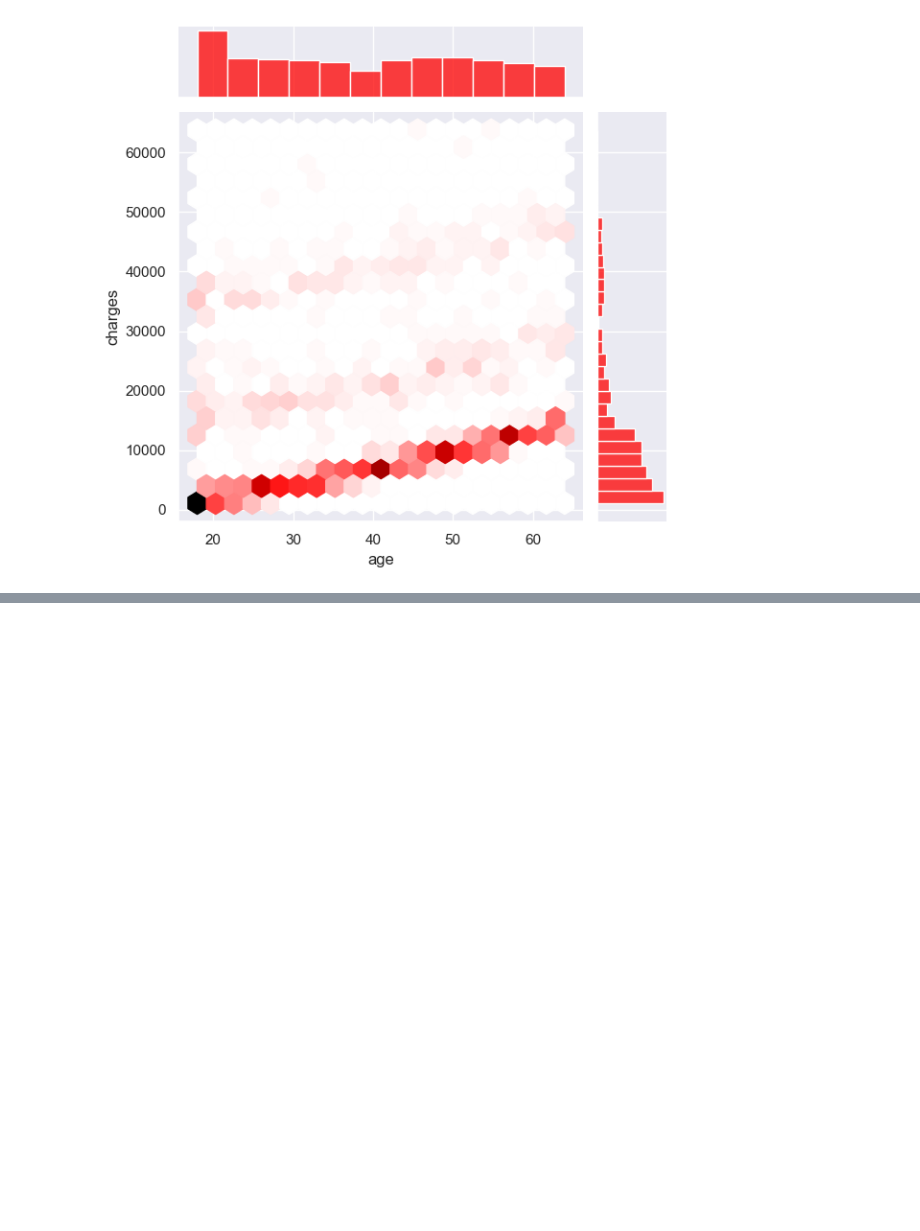
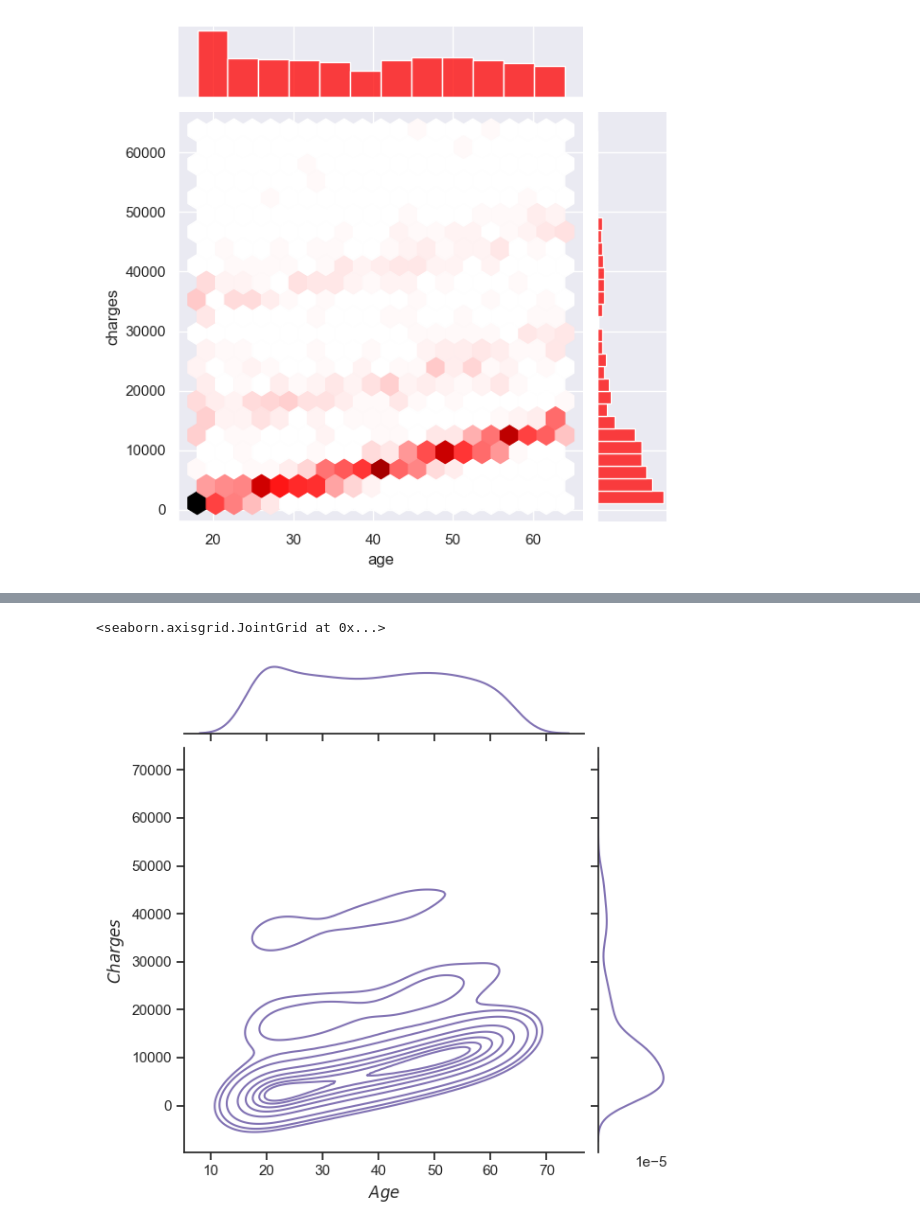
Before and after one commit to ron-ligsay/EDA, a Jupyter notebook: src/Learn EDA/Correlation and P_value_2.ipynb, the cells around one changed output, grey strips where cells are left out. Saved outputs shown, nothing was run; the diff lists cells and outputs as text; code cells hidden in the pictures; blank space fills up the shorter version.

```diff
--- a/src/Learn EDA/Correlation and P_value_2.ipynb
+++ b/src/Learn EDA/Correlation and P_value_2.ipynb
@@ -210,0 +236,8 @@ sns.jointplot(x='age', y='charges', data=df, kind='hex', color='red')
+# %%
+g = sns.jointplot(x='age', y='charges', data=df, kind='kde', color='m')
+g.plot_joint(plt.scatter, c='w', s=30, linewidth=1, marker='+')
+g.ax_joint.collections[0].set_alpha(0)
+g.set_axis_labels("$Age$", "$Charges$")
+# %% [output]
+<seaborn.axisgrid.JointGrid at 0x...>
+[figure, added]
```
Also changed, not shown: parts of 3 cells of this notebook.
